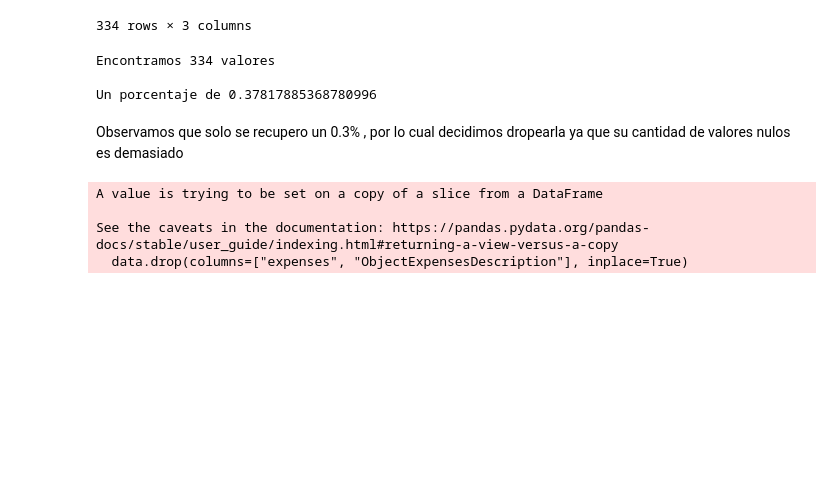
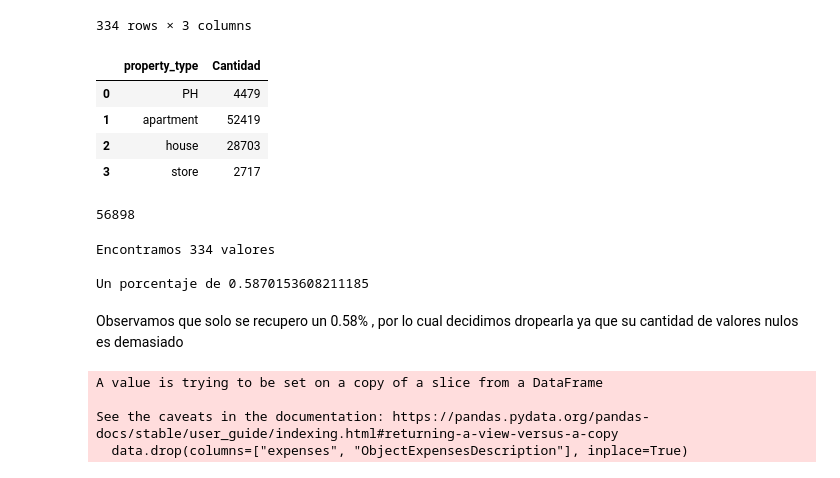
Before and after one commit to JoaquinC-1/TP_DH, a Jupyter notebook: TP_properati_new.ipynb, the cells around one changed output. Drawn from its saved outputs; the diff is of its cells as text; code cells hidden in the pictures; blank space fills up the shorter version.

Commit message:
modifico expensas y floor para los grupos PH y apartment

```diff
--- a/TP_properati_new.ipynb
+++ b/TP_properati_new.ipynb
@@ -798,15 +798,31 @@ data_aux_expensas
 | 119270 | Corredor Responsable: Gustavo Gua... | NaN | expensas 34 |
 | 119686 | Corredor Responsable: Marcelo Tru... | NaN | EXPENSAS: 900 |
 334 rows × 3 columns
+# %%
+#Agrupo por tipo de propiedad:
+data_group= data.groupby(['property_type']).size().reset_index(name='Cantidad')
+data_group
+# %% [output]
+|  | property_type | Cantidad |
+| 0 | PH | 4479 |
+| 1 | apartment | 52419 |
+| 2 | house | 28703 |
+| 3 | store | 2717 |
+# %%
+#Sumo el total de PH y Apartment:
+data_apar_PH= data_group.loc[(data_group['property_type']=='PH')|(data_group['property_type']=='apartment')].sum()
+data_apar_PH.Cantidad
+# %% [output]
+56898
 # %%
-print(f"Encontramos {data.ObjectExpensesDescription.count()} valores\n")
-print(f"Un porcentaje de {data.ObjectExpensesDescription.count()/data.shape[0]*100}")
+print(f"Encontramos {data_aux_expensas.ObjectExpensesDescription.count()} valores\n")
+print(f"Un porcentaje de {data_aux_expensas.ObjectExpensesDescription.count()/data_apar_PH.Cantidad*100}")
 # %% [output]
 Encontramos 334 valores
 
-Un porcentaje de 0.37817885368780996
+Un porcentaje de 0.5870153608211185
 # %% [markdown]
-Observamos que solo se recupero un 0.3% , por lo cual decidimos dropearla ya que su cantidad de valores nulos es demasiado
+Observamos que solo se recupero un 0.58% , por lo cual decidimos dropearla ya que su cantidad de valores nulos es demasiado
 # %%
 # Dropeamos la columna expenses y la columna creada para compararlo
 data.drop(columns=["expenses", "ObjectExpensesDescription"], inplace=True)
```
Also changed, not shown: parts of 8 cells of this notebook.
